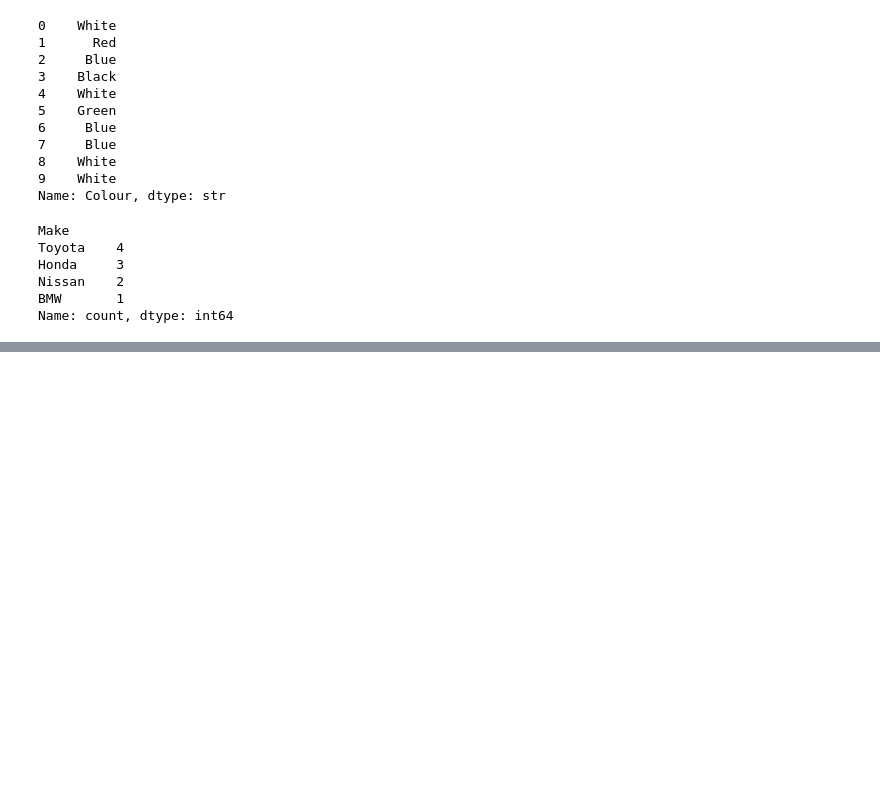
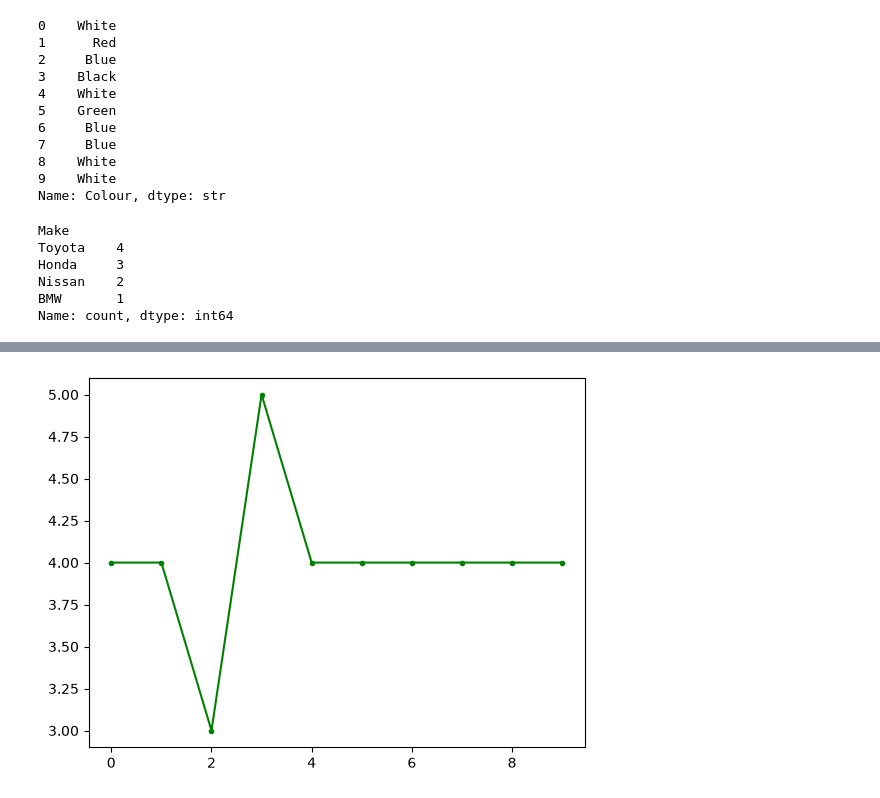
Before and after one commit to manjubratheep-spec/pandas, a Jupyter notebook: pandas.ipynb, the cells around one changed output, grey strips where cells are left out. Drawn from its saved outputs; the diff is of its cells as text; code cells hidden in the pictures; blank space fills up the shorter version.

```diff
--- a/pandas.ipynb
+++ b/pandas.ipynb
@@ -317,0 +368,4 @@ Name: count, dtype: int64
+# %%
+new_df["Doors"].plot(c='g',marker= ".");
+# %% [output]
+[figure, added]
```
Also changed, not shown: parts of 32 cells of this notebook, 2 other files.
